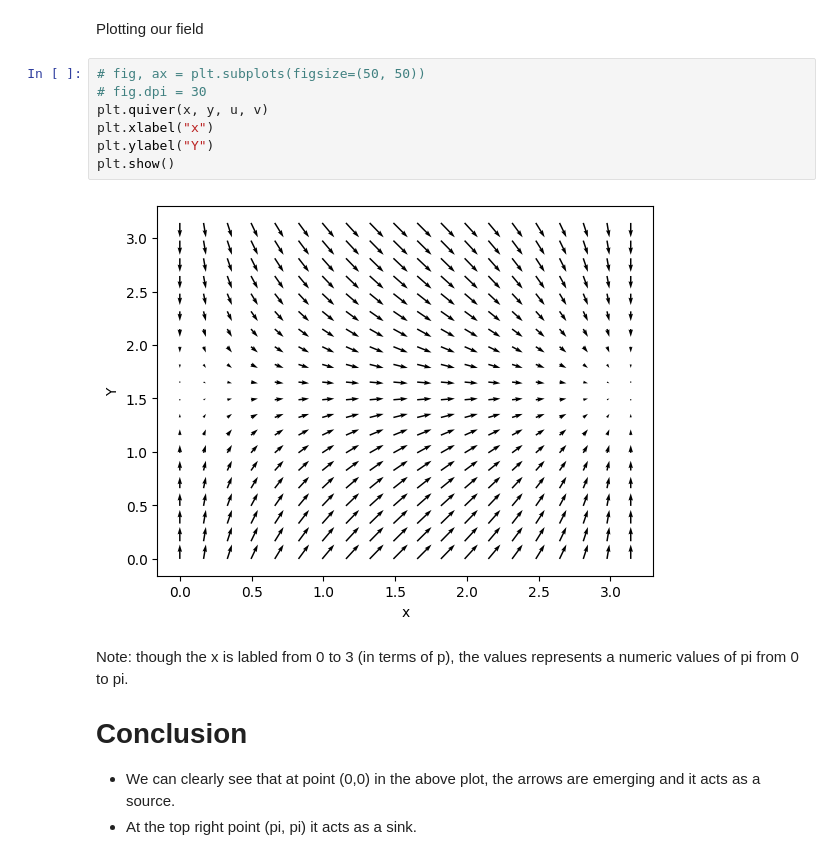
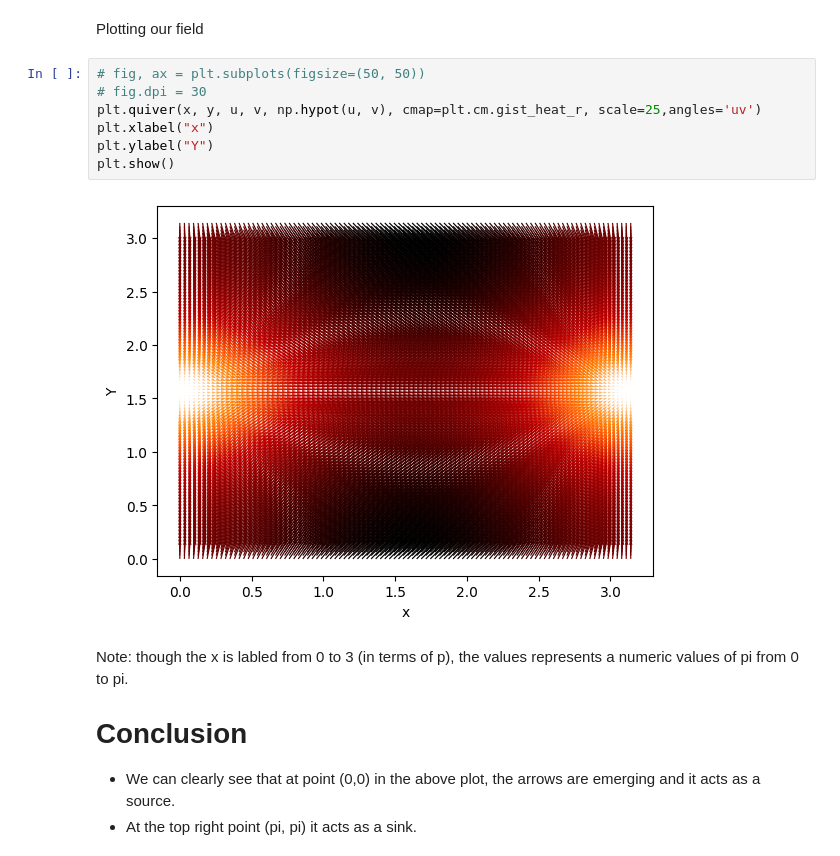
Before and after one commit to sbhusal123/vector_visualization, a Jupyter notebook: Vector Operations/Divergence.ipynb, the cells around one changed output. Cells and saved outputs as stored; diff of their text form.

```diff
--- a/Vector Operations/Divergence.ipynb
+++ b/Vector Operations/Divergence.ipynb
@@ -86,12 +80,12 @@ Plotting our field
 # %%
 # fig, ax = plt.subplots(figsize=(50, 50))
 # fig.dpi = 30
-plt.quiver(x, y, u, v)
+plt.quiver(x, y, u, v, np.hypot(u, v), cmap=plt.cm.gist_heat_r, scale=25,angles='uv')
 plt.xlabel("x")
 plt.ylabel("Y")
 plt.show()
 # %% [output]
-[figure, old version]
+[figure, new version]
 # %% [markdown]
 Note: though the x is labled from 0 to 3 (in terms of p), the values represents a numeric values of pi from 0 to pi.
 
```
Also changed, not shown: parts of 1 cell of this notebook, 2 other files.
